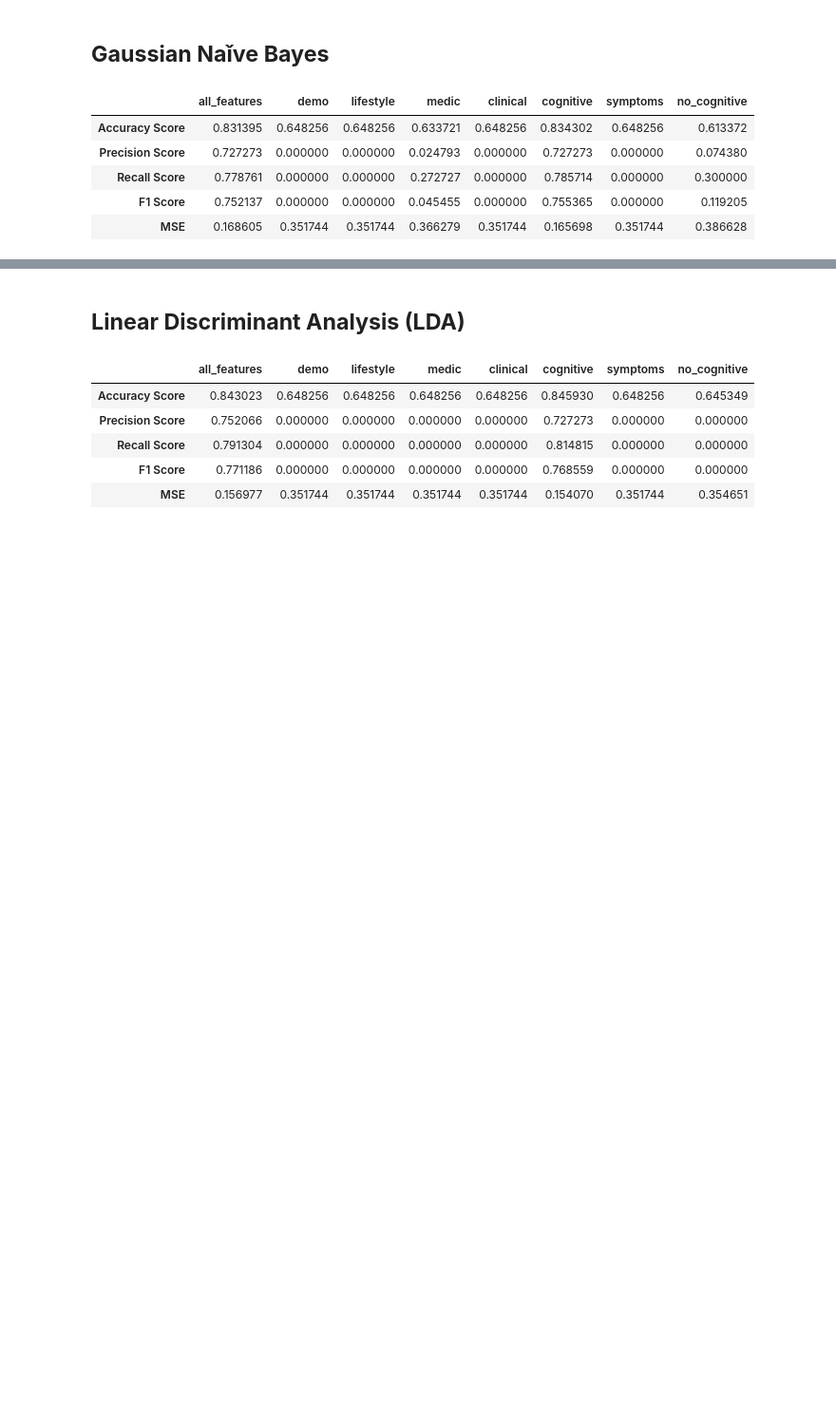
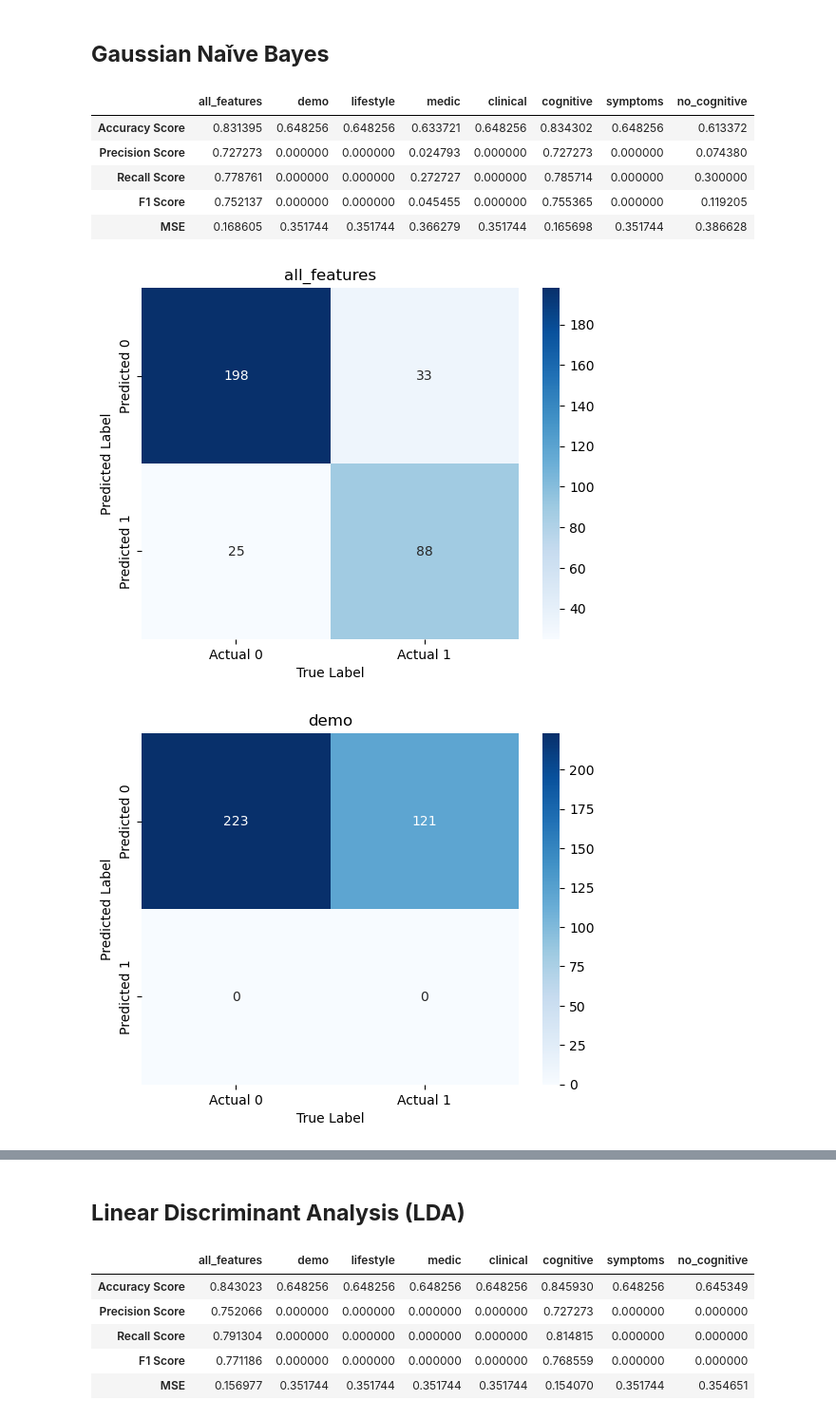
Before and after one commit to mgamankwah/alzheimers_risk_prediction, a Jupyter notebook: scripts/Model_Exploration_Nasheed.ipynb, the cells around one changed output, grey strips where cells are left out. Shown at 95% size. Cells and saved outputs as stored; diff of their text form; code cells hidden in the pictures; blank space fills up the shorter version.

```diff
--- a/scripts/Model_Exploration_Nasheed.ipynb
+++ b/scripts/Model_Exploration_Nasheed.ipynb
@@ -165,6 +185,7 @@ gnb_pipe = Pipeline([('scale', StandardScaler()), ('gnb', GaussianNB())])
 
 # Accuracy score for each subcategory of features
 gnb_accu_score = {}
+gnb_conf_matrix = {}
 
 # Running the classifier through each subcategory
 for key in subcategory_dict:
@@ -177,6 +198,7 @@ for key in subcategory_dict:
                            recall_score(pred, df_test.Diagnosis),
                            f1_score(pred, df_test.Diagnosis),
                            mean_squared_error(pred, df_test.Diagnosis)]
+    gnb_conf_matrix[key] = confusion_matrix(pred, df_test.Diagnosis)
 
 gnb_accu_score_df = pd.DataFrame(gnb_accu_score, index=['Accuracy Score', 'Precision Score', 'Recall Score', 'F1 Score', 'MSE'])
 gnb_accu_score_df
@@ -187,3 +209,13 @@ gnb_accu_score_df
 | Recall Score | 0.778761 | 0.000000 | 0.000000 | 0.272727 | 0.000000 | 0.785714 | 0.000000 | 0.300000 |
 | F1 Score | 0.752137 | 0.000000 | 0.000000 | 0.045455 | 0.000000 | 0.755365 | 0.000000 | 0.119205 |
 | MSE | 0.168605 | 0.351744 | 0.351744 | 0.366279 | 0.351744 | 0.165698 | 0.351744 | 0.386628 |
+# %%
+for key,item in gnb_conf_matrix.items():
+    sns.heatmap(item, annot=True, fmt="d", cmap="Blues", yticklabels=["Predicted 0", "Predicted 1"], xticklabels=["Actual 0", "Actual 1"])
+    plt.ylabel("Predicted Label")
+    plt.xlabel("True Label")
+    plt.title(key)
+    plt.show()
+# %% [output]
+[figure, added]
+[figure, added]
```
Also changed, not shown: parts of 9 cells of this notebook.
